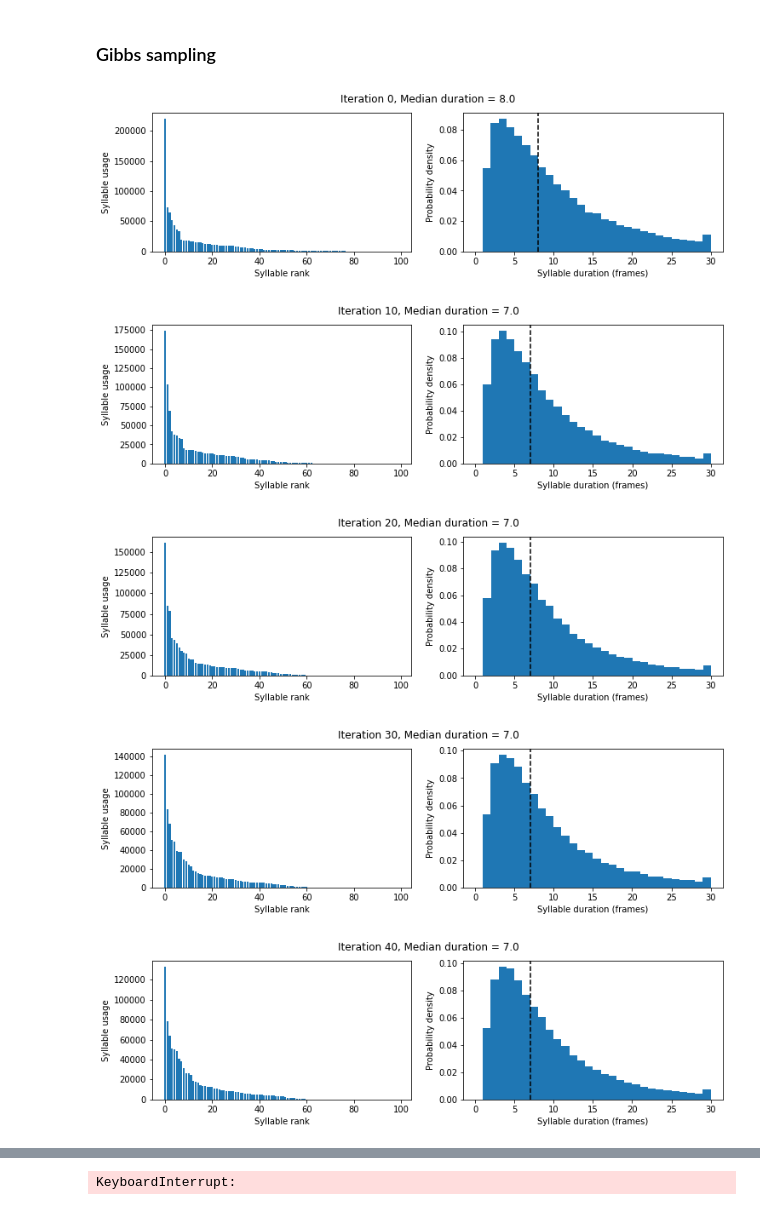
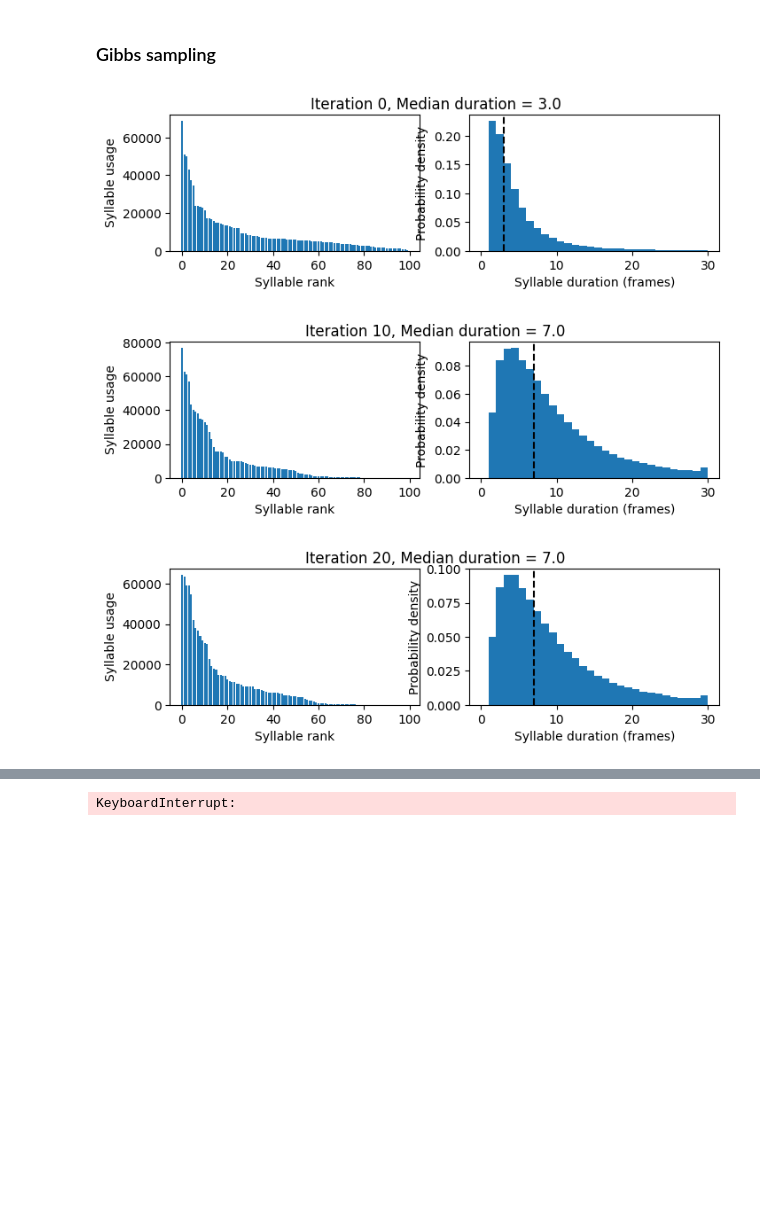
Before and after one commit to calebweinreb/keypointMoSeq, a Jupyter notebook: examples/depth_ar_hmm.ipynb, the cells around one changed output, grey strips where cells are left out. Cells and saved outputs as stored; diff of their text form; code cells hidden in the pictures; blank space fills up the shorter version.

```diff
--- a/examples/depth_ar_hmm.ipynb
+++ b/examples/depth_ar_hmm.ipynb
@@ -13,7 +8,7 @@ from keypoint_moseq.initialize import *
 ### Load data
 # %%
 # load dictionary {session_name: ndarray (time,PCs)}
-depth_data_dict = pickle.load(open('example_depth_pca.p','rb'))
+depth_data_dict = pickle.load(open('data/example_depth_pca.p','rb'))
 
 # merge data into big array for efficient batch processing on gpu
 x,mask,keys = merge_data(depth_data_dict)
@@ -34,10 +29,10 @@ trans_hypparams = {
     'num_states':num_states}
 
 ar_hypparams = {
-    'nu_0': latent_dim+200,
-    'S_0': 10*jnp.eye(latent_dim),
+    'nu_0': latent_dim+2,
+    'S_0': 0.01*jnp.eye(latent_dim),
     'M_0': jnp.pad(jnp.eye(latent_dim),((0,0),((nlags-1)*latent_dim,1))),
-    'K_0': 0.1*jnp.eye(latent_dim*nlags+1),
+    'K_0': 10*jnp.eye(latent_dim*nlags+1),
     'num_states':num_states,
     'nlags':nlags}
 # %% [markdown]
@@ -48,37 +43,36 @@ data = {'mask':mask}
 states = {'x':x}
 params = {}
 
-params['betas'],params['pi'] = initial_transitions(key, **trans_hypparams)
+params['betas'],params['pi'] = initial_hdp_transitions(key, **trans_hypparams)
 params['Ab'],params['Q']= initial_ar_params(key, **ar_hypparams)
-states['z'] = resample_stateseqs(key, **data, **states, **params)
+states['z'] = resample_stateseqs(key, **data, **states, **params)[0]
 # %% [markdown]
 ### Gibbs sampling
 # %%
 num_iters = 500
 plot_iters = 10
 keys = jr.split(key,num_iters)
 
 for i in tqdm.trange(num_iters):
     params['betas'],params['pi'] = resample_hdp_transitions(keys[i], **data, **states, **params, **trans_hypparams)
     params['Ab'],params['Q']= resample_ar_params(keys[i], **data, **states, **params, **ar_hypparams)
-    states['z'] = resample_stateseqs(keys[i], **data, **states, **params)
+    states['z'] = resample_stateseqs(keys[i], **data, **states, **params)[0]
 
     if i % plot_iters == 0:
         usage,durations = stateseq_stats(states['z'], mask)
         fig,axs = plt.subplots(1,2)
         axs[0].bar(range(len(usage)),sorted(usage, reverse=True))
         axs[0].set_ylabel('Syllable usage')
         axs[0].set_xlabel('Syllable rank')
         axs[1].hist(durations, range=(0,30), bins=30, density=True)
         axs[1].axvline(np.median(durations), linestyle='--', c='k')
         axs[1].set_xlabel('Syllable duration (frames)')
         axs[1].set_ylabel('Probability density')
         fig.set_size_inches((8,2))
         plt.suptitle('Iteration {}, Median duration = {}'.format(i, np.median(durations)))
+        plt.tight_layout()
         plt.show()
 # %% [output]
-[figure, old version]
+[figure, new version]
-[figure, old version]
+[figure, new version]
-[figure, old version]
+[figure, new version]
-[figure, removed]
-[figure, removed]
```
Also changed, not shown: parts of 2 cells of this notebook, 14 other files.
